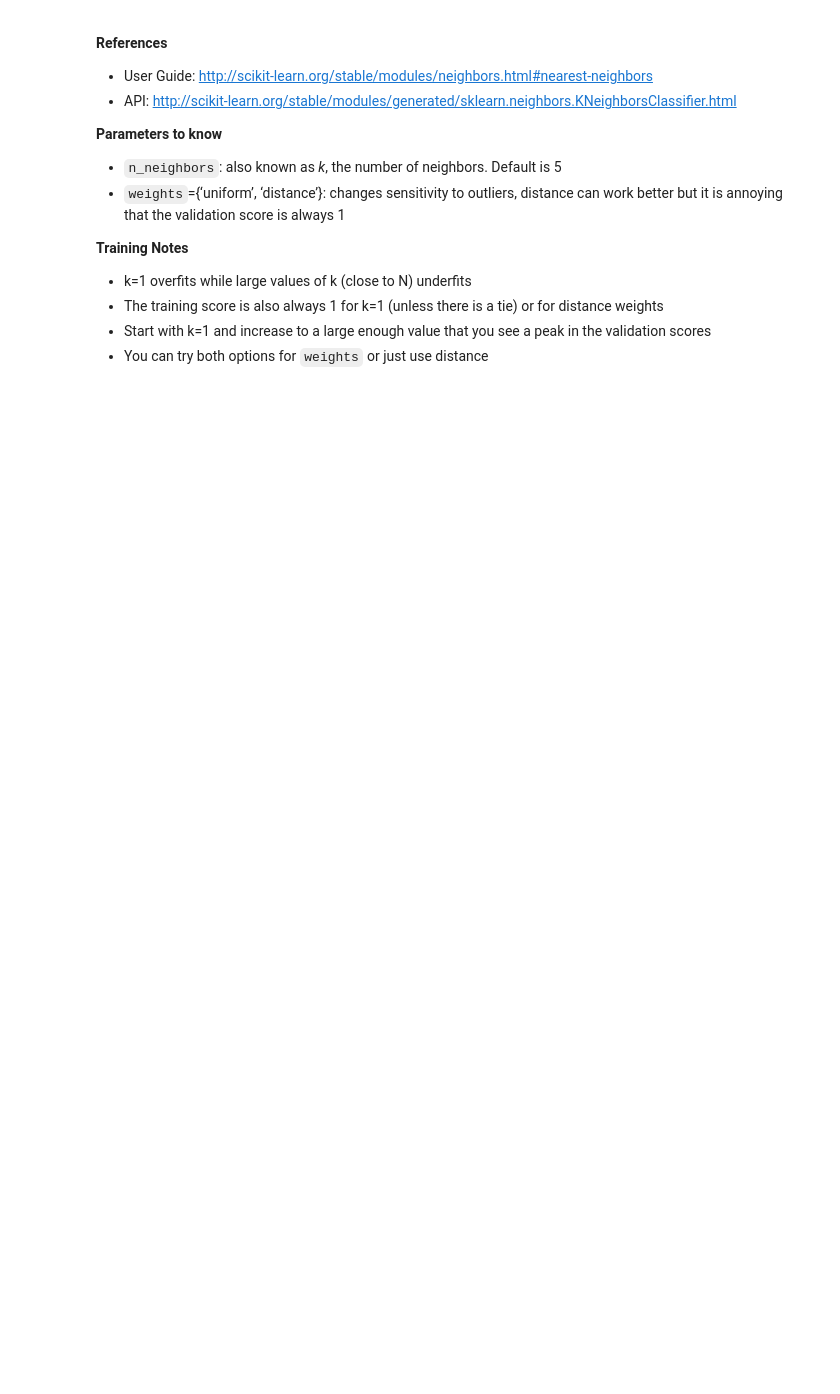
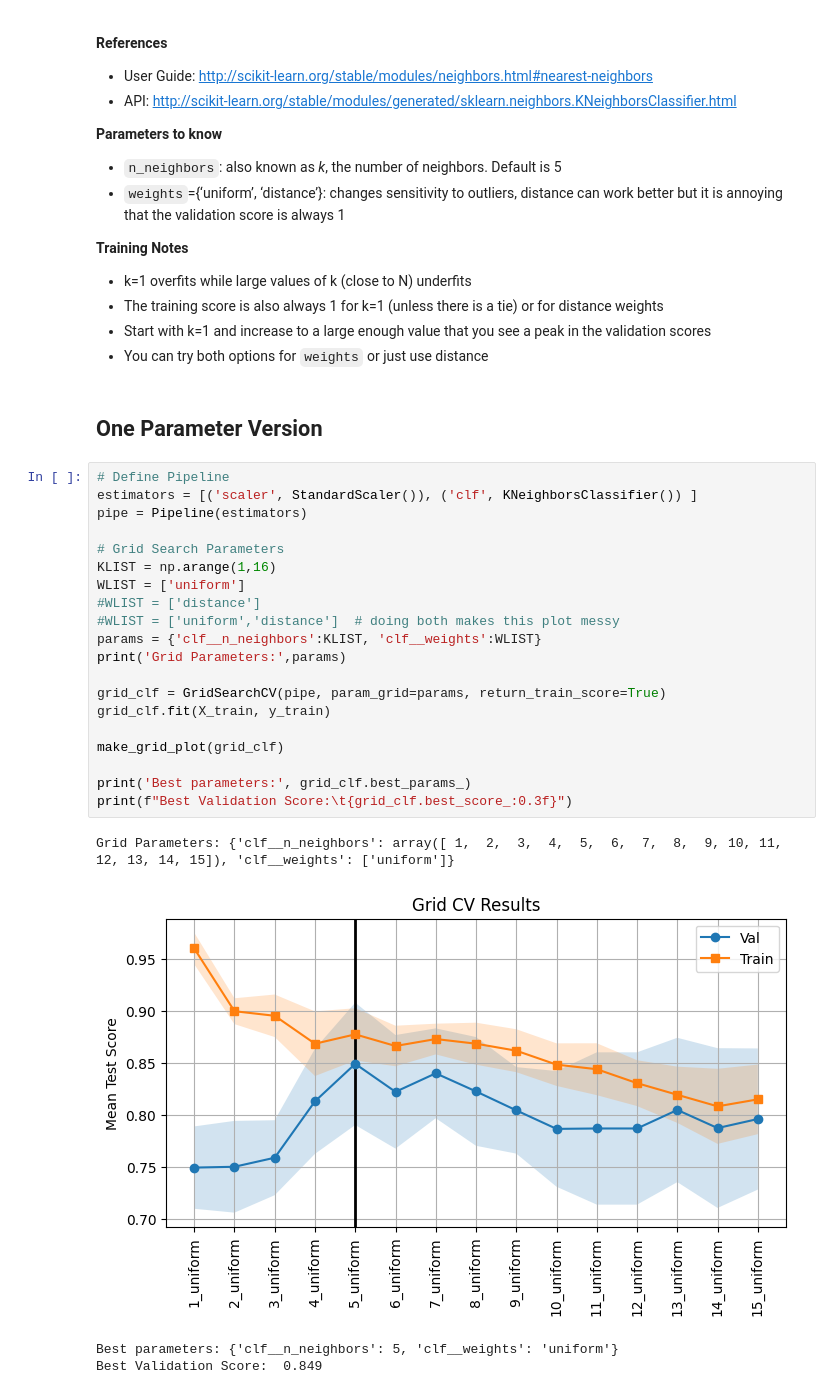
Before and after one commit to mdaugherity/MachineLearning2024, a Jupyter notebook: tutorial/Tutorial_09_Nearest_Neighbors.ipynb, the cells around one changed output. Saved outputs shown, nothing was run; the diff lists cells and outputs as text; blank space fills up the shorter version.

````diff
--- a/tutorial/Tutorial_09_Nearest_Neighbors.ipynb
+++ b/tutorial/Tutorial_09_Nearest_Neighbors.ipynb
@@ -251,3 +271,30 @@ def plot_2par_grid_search(cv_results, grid_param_1, grid_param_2, name_param_1,
 * The training score is also always 1 for k=1 (unless there is a tie) or for distance weights
 * Start with k=1 and increase to a large enough value that you see a peak in the validation scores
 * You can try both options for ```weights``` or just use distance
+# %% [markdown]
+## One Parameter Version
+# %%
+# Define Pipeline
+estimators = [('scaler', StandardScaler()), ('clf', KNeighborsClassifier()) ]
+pipe = Pipeline(estimators)
+
+# Grid Search Parameters
+KLIST = np.arange(1,16)
+WLIST = ['uniform']
+#WLIST = ['distance']
+#WLIST = ['uniform','distance']  # doing both makes this plot messy
+params = {'clf__n_neighbors':KLIST, 'clf__weights':WLIST}
+print('Grid Parameters:',params)
+
+grid_clf = GridSearchCV(pipe, param_grid=params, return_train_score=True)
+grid_clf.fit(X_train, y_train)
+
+make_grid_plot(grid_clf)
+
+print('Best parameters:', grid_clf.best_params_)
+print(f"Best Validation Score:\t{grid_clf.best_score_:0.3f}")
+# %% [output]
+Grid Parameters: {'clf__n_neighbors': array([ 1,  2,  3,  4,  5,  6,  7,  8,  9, 10, 11, 12, 13, 14, 15]), 'clf__weights': ['uniform']}
+[figure, added]
+Best parameters: {'clf__n_neighbors': 5, 'clf__weights': 'uniform'}
+Best Validation Score:  0.849
````
Also changed, not shown: parts of 8 cells of this notebook.
